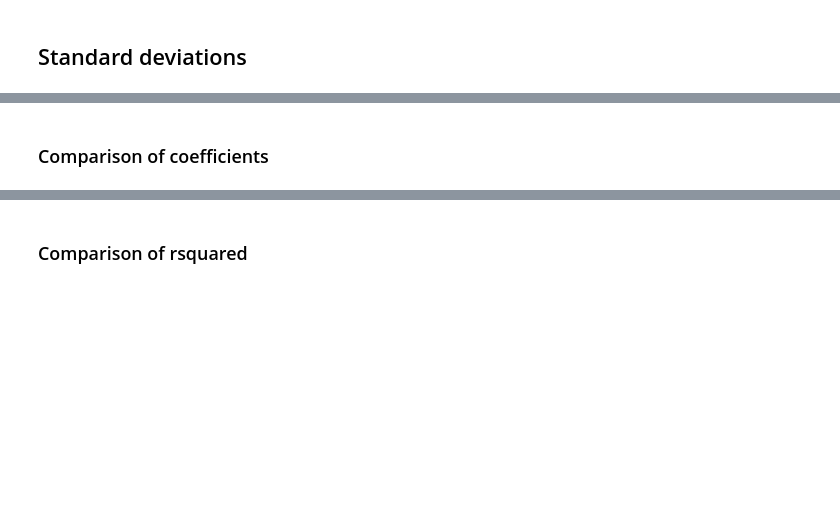
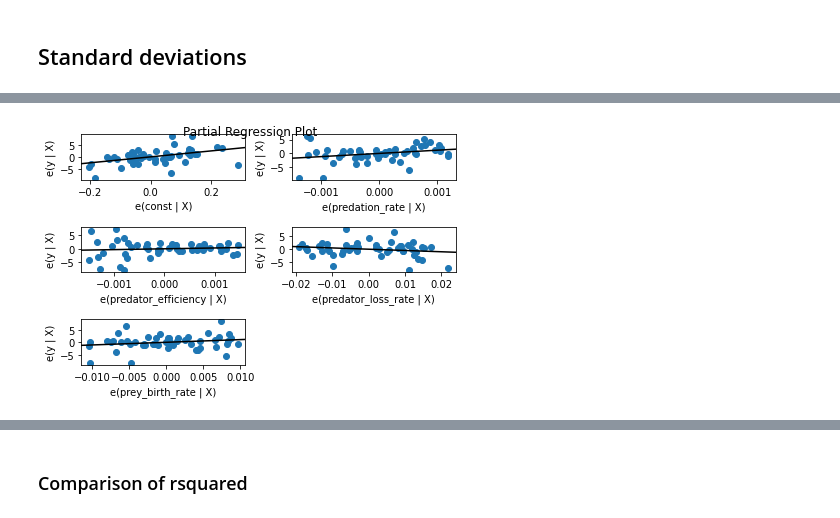
Before and after one commit to Lischip/FabiosDecisions, a Jupyter notebook: epa1361/Week 3-4 - vulnerability analysis/assignment 6 - sensitivity analysis.ipynb, the cells around one changed output, grey strips where cells are left out. Drawn from its saved outputs; the diff is of its cells as text; code cells hidden in the pictures; blank space fills up the shorter version.

```diff
--- a/epa1361/Week 3-4 - vulnerability analysis/assignment 6 - sensitivity analysis.ipynb
+++ b/epa1361/Week 3-4 - vulnerability analysis/assignment 6 - sensitivity analysis.ipynb
@@ -210,3 +227,6 @@ Notes:
 strong multicollinearity or other numerical problems.
-# %% [markdown]
-### Comparison of coefficients
+# %%
+sm.graphics.plot_partregress_grid(mod_std)
+fig.tight_layout(pad=1.0)
+# %% [output]
+[figure, added]
```
Also changed, not shown: parts of 33 cells of this notebook.
